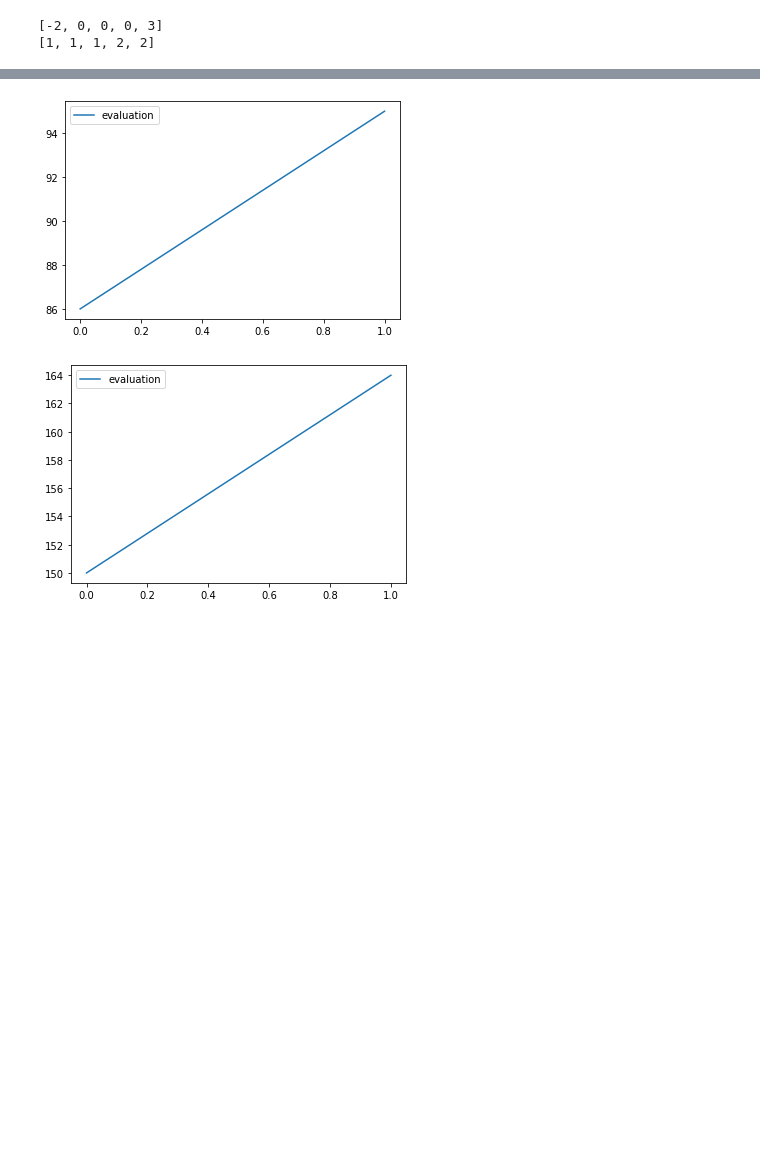
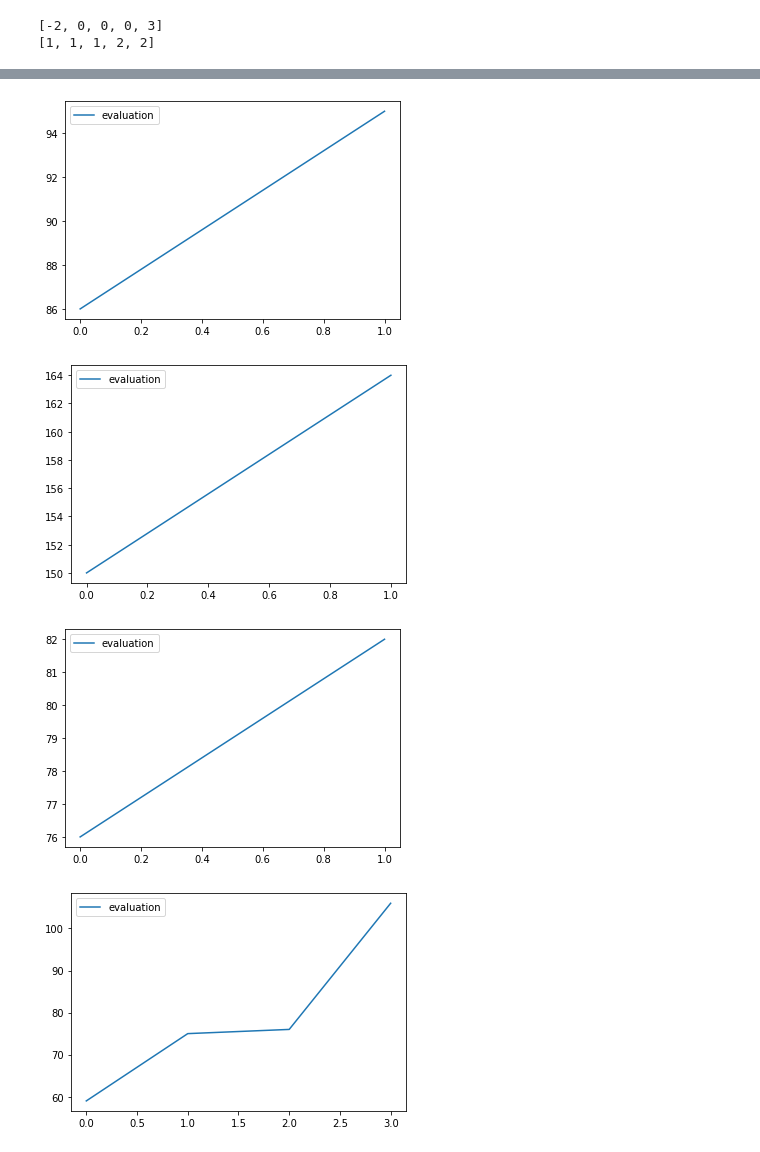
Before and after one commit to JoaoAMarinho/FEUP-IA, a Jupyter notebook: src/tests.ipynb, the cells around one changed output, grey strips where cells are left out. Cells and saved outputs as stored; diff of their text form; code cells hidden in the pictures; blank space fills up the shorter version.

```diff
--- a/src/tests.ipynb
+++ b/src/tests.ipynb
@@ -59,17 +65,19 @@ for i in range(1, 4, 1):
 # %%
 import pandas as pd
 import json
 
 
-for i in range(1, 4, 1):
+for i in range(1, 6, 1):
     file = '../genetic_'+str(i)+'.json'
     with open(file) as file:
         genetic = json.load(file)
 
         df = pd.DataFrame(genetic['data'])
 
         df.plot(y='evaluation')
 # %% [output]
 [figure]
 [figure]
 [figure]
+[figure, added]
+[figure, added]
```
Also changed, not shown: parts of 3 cells of this notebook, 9 other files.
